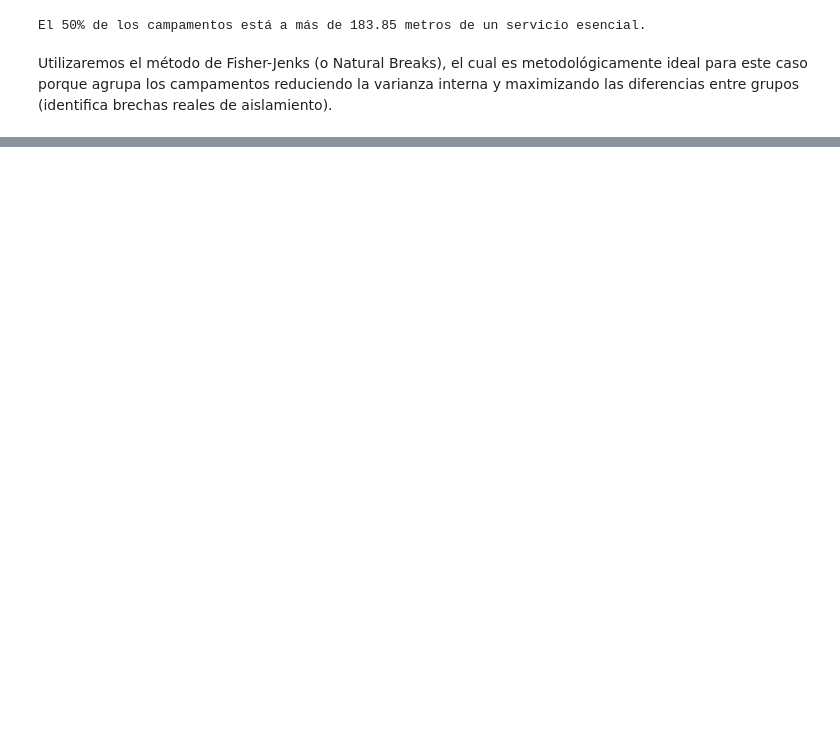
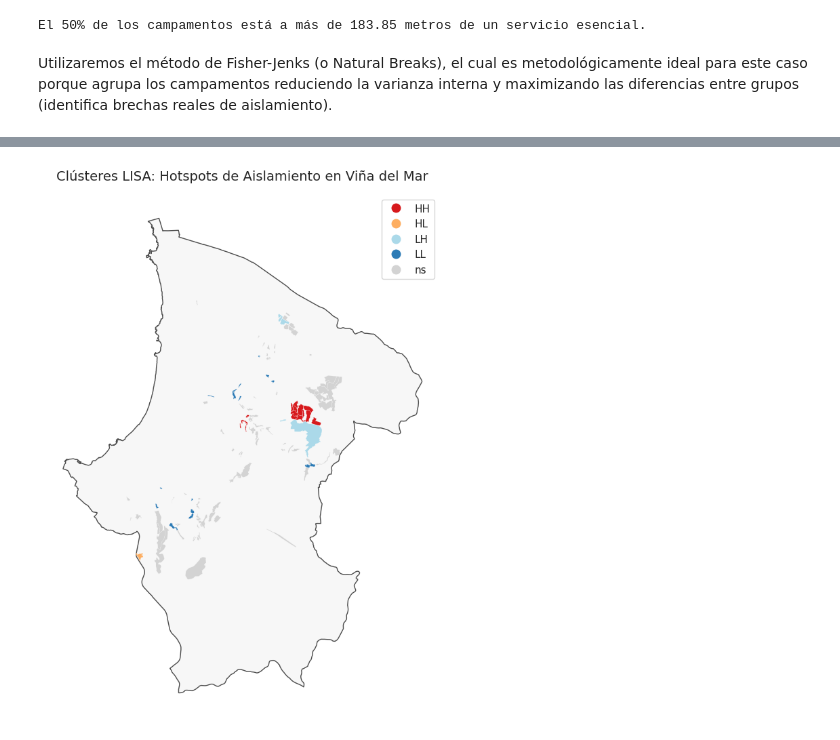
Before and after one commit to Jmanzanom/Proyecto-Inf497-2026-1-Manzano-Silva, a Jupyter notebook: proyecto.ipynb, the cells around one changed output, grey strips where cells are left out. Saved outputs shown, nothing was run; the diff lists cells and outputs as text; code cells hidden in the pictures; blank space fills up the shorter version.

```diff
--- a/proyecto.ipynb
+++ b/proyecto.ipynb
@@ -320,0 +410,23 @@ Koenker-Bassett test              0          0.000              nan
+# %%
+import numpy as np
+from bs4 import BeautifulSoup
+import re
+
+# Función para extraer el número de familias desde la tabla HTML del KML
+def extraer_familias(html_text):
+    if not isinstance(html_text, str): return 1
+    soup = BeautifulSoup(html_text, 'html.parser')
+    texto = soup.get_text()
+    match = re.search(r'(?:Familias|Hogares).*?(\d+)', texto, re.IGNORECASE)
+    if match:
+        return int(match.group(1))
+    return 1 # Valor base si no encuentra dato
+
+# 1. Extraer la variable n_familias
+resultados_vina['n_familias'] = resultados_vina['Description'].apply(extraer_familias)
+
+# 2. Corregir el sesgo demográfico
+resultados_vina['log_familias'] = np.log1p(resultados_vina['n_familias'])
+
+print("Variable dependiente demográfica extraída y suavizada exitosamente.")
+display(resultados_vina[['Name', 'n_familias', 'log_familias']].head())
@@ -320,0 +441,23 @@ Koenker-Bassett test              0          0.000              nan
+# %%
+from esda.moran import Moran_Local
+from splot.esda import lisa_cluster
+import matplotlib.pyplot as plt
+
+# 1. Calcular el Moran Local para detectar dónde están las trampas de exclusión
+moran_loc = Moran_Local(y, w)
+
+# 2. Generar el Mapa de Clústeres (Éste es el que debe ir en el Póster)
+fig, ax = plt.subplots(figsize=(10, 10))
+
+gdf_limite_vina_utm.plot(ax=ax, facecolor='#f7f7f7', edgecolor='#4d4d4d', zorder=1)
+
+# Dibujar el clúster espacial
+lisa_cluster(moran_loc, resultados_vina, p=0.05, ax=ax, markersize=80, zorder=2)
+
+ax.set_title('Clústeres LISA: Hotspots de Aislamiento en Viña del Mar', fontsize=14, pad=15)
+plt.axis('off')
+
+plt.savefig('mapa_lisa_hotspots_real.png', dpi=300, bbox_inches='tight')
+plt.show()
+# %% [output]
+[figure, added]
```
Also changed, not shown: parts of 26 cells of this notebook, 2 other files.
